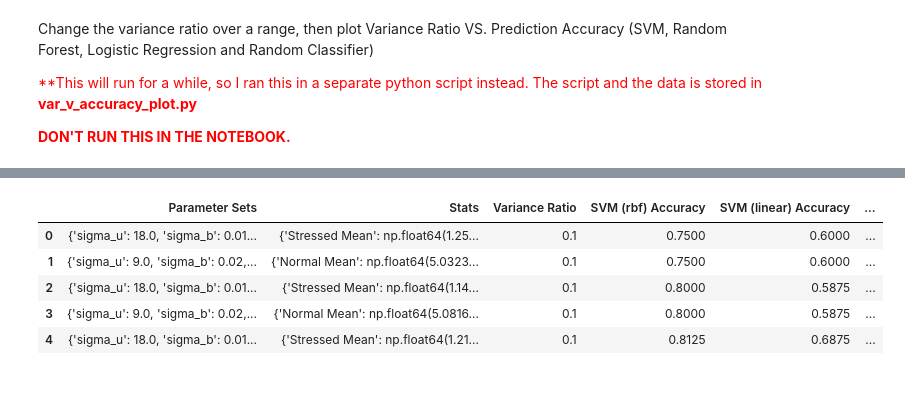
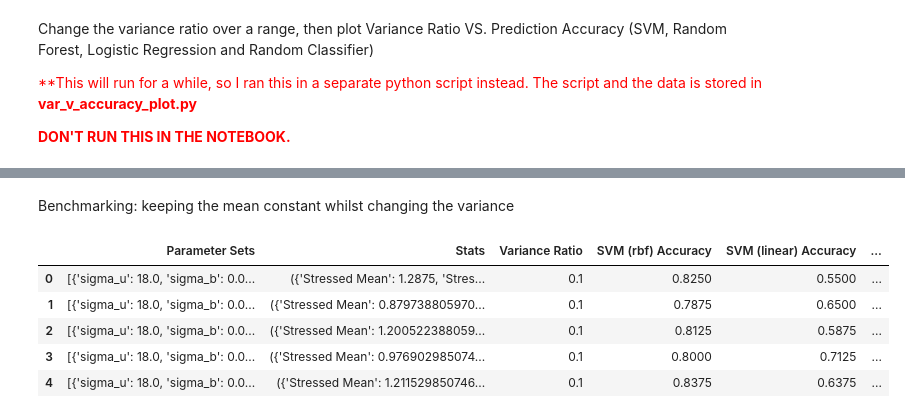
Before and after one commit to GrignardReagent/SSA, a Jupyter notebook: notebooks/WIP_classification_benchmark.ipynb, the cells around one changed output, grey strips where cells are left out. Cells and saved outputs as stored; diff of their text form; code cells hidden in the pictures; blank space fills up the shorter version.

```diff
--- a/notebooks/WIP_classification_benchmark.ipynb
+++ b/notebooks/WIP_classification_benchmark.ipynb
@@ -164,14 +221,16 @@ for ratio in tqdm.tqdm(variance_ratios, desc="Running Variance Ratio Simulations
+# %% [markdown]
+Benchmarking: keeping the mean constant whilst changing the variance
 # %%
 # Read in accuracy data
-df_acc_results = pd.read_csv("data/accuracy_results_05_03_2025.csv")
+df_acc_results = pd.read_csv("data/accuracy_results_22_03_2025.csv")
 df_acc_results.head()
 # %% [output]
 |  | Parameter Sets | Stats | Variance Ratio | SVM (rbf) Accuracy | SVM (linear) Accuracy | ... |
-| 0 | {'sigma_u': 18.0, 'sigma_b': 0.01... | {'Stressed Mean': np.float64(1.25... | 0.1 | 0.7500 | 0.6000 | ... |
-| 1 | {'sigma_u': 9.0, 'sigma_b': 0.02,... | {'Normal Mean': np.float64(5.0323... | 0.1 | 0.7500 | 0.6000 | ... |
-| 2 | {'sigma_u': 18.0, 'sigma_b': 0.01... | {'Stressed Mean': np.float64(1.14... | 0.1 | 0.8000 | 0.5875 | ... |
-| 3 | {'sigma_u': 9.0, 'sigma_b': 0.02,... | {'Normal Mean': np.float64(5.0816... | 0.1 | 0.8000 | 0.5875 | ... |
-| 4 | {'sigma_u': 18.0, 'sigma_b': 0.01... | {'Stressed Mean': np.float64(1.21... | 0.1 | 0.8125 | 0.6875 | ... |
+| 0 | [{'sigma_u': 18.0, 'sigma_b': 0.0... | ({'Stressed Mean': 1.2875, 'Stres... | 0.1 | 0.8250 | 0.5500 | ... |
+| 1 | [{'sigma_u': 18.0, 'sigma_b': 0.0... | ({'Stressed Mean': 0.879738805970... | 0.1 | 0.7875 | 0.6500 | ... |
+| 2 | [{'sigma_u': 18.0, 'sigma_b': 0.0... | ({'Stressed Mean': 1.200522388059... | 0.1 | 0.8125 | 0.5875 | ... |
+| 3 | [{'sigma_u': 18.0, 'sigma_b': 0.0... | ({'Stressed Mean': 0.976902985074... | 0.1 | 0.8000 | 0.7125 | ... |
+| 4 | [{'sigma_u': 18.0, 'sigma_b': 0.0... | ({'Stressed Mean': 1.211529850746... | 0.1 | 0.8375 | 0.6375 | ... |
 # %%
 # Extract the variance ratios and accuracies
 variance_ratios_recorded = df_acc_results["Variance Ratio"].unique()
```
Also changed, not shown: parts of 2 cells of this notebook, 11 other files.
